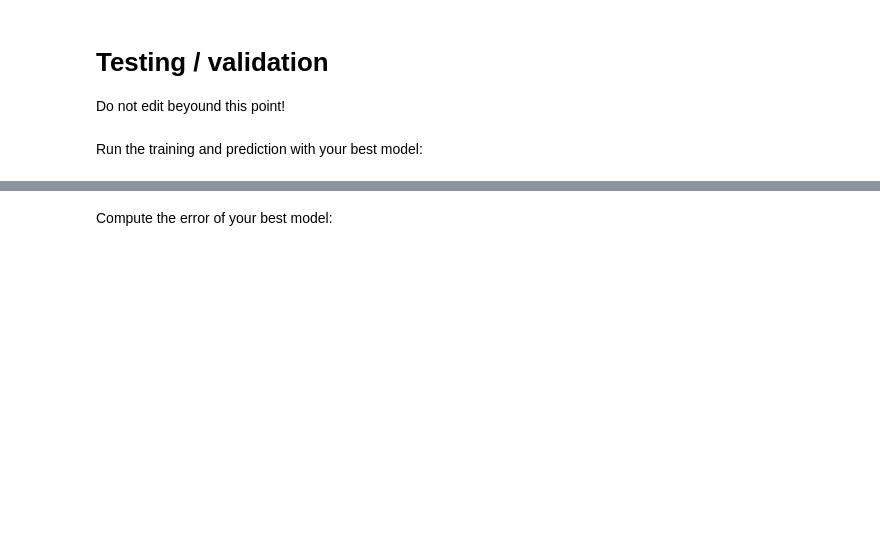
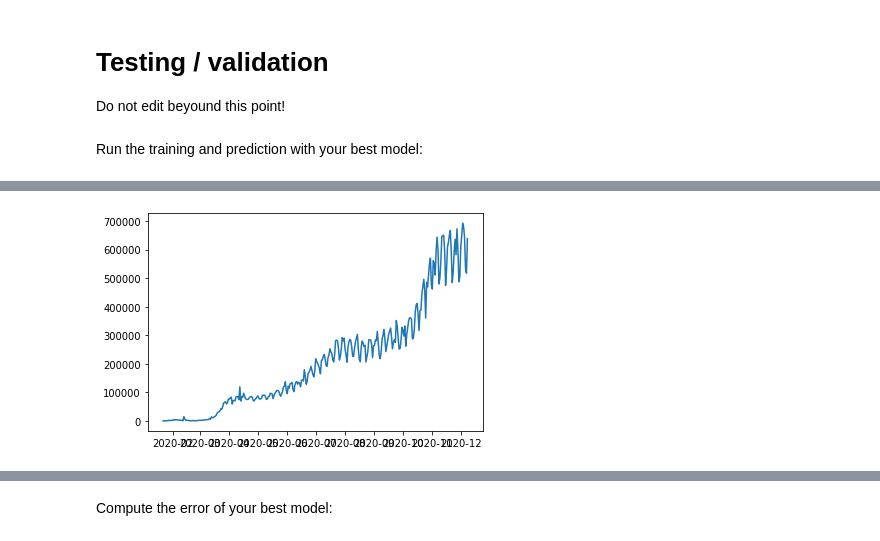
Before and after one commit to Viliuskerutis/AML, a Jupyter notebook: AML_MP3_Kerutis.ipynb, the cells around one changed output, grey strips where cells are left out. Cells and saved outputs as stored; diff of their text form; code cells hidden in the pictures; blank space fills up the shorter version.

```diff
--- a/AML_MP3_Kerutis.ipynb
+++ b/AML_MP3_Kerutis.ipynb
@@ -186,3 +238,8 @@ training_time_series
+# %%
+plt.plot(training_time_series) # plotting by columns
+plt.show()
+# %% [output]
+[figure, added]
 # %%
 plt.plot(predicted_time_series) # plotting by columns
 plt.show()
```
Also changed, not shown: parts of 20 cells of this notebook.
